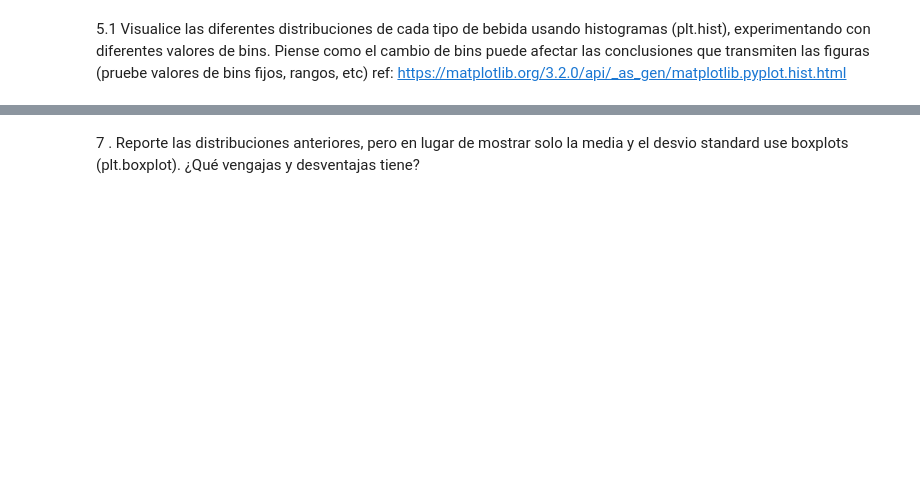
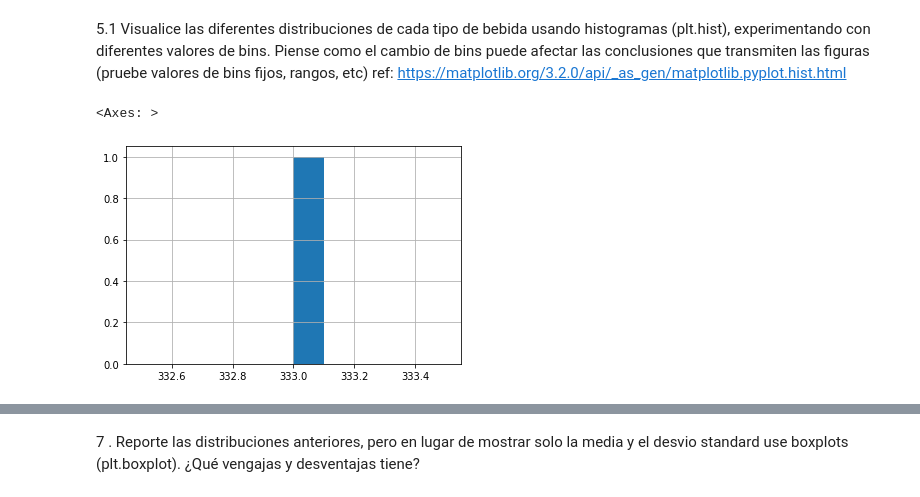
Before and after one commit to Luis-Eduardo-P-Ch/Programacion-para-el-Analisis-de-datos, a Jupyter notebook: Practica5.ipynb, the cells around one changed output, grey strips where cells are left out. Drawn from its saved outputs; the diff is of its cells as text; code cells hidden in the pictures; blank space fills up the shorter version.

```diff
--- a/Practica5.ipynb
+++ b/Practica5.ipynb
@@ -103,0 +106,3 @@ link: https://facuzeta.github.io/udesa/01_programacion/guias/datasets/drinks.csv
+# %%
+df=pd.read_csv('https://facuzeta.github.io/udesa/01_programacion/guias/datasets/drinks.csv')
+df
@@ -106,0 +178,13 @@ ref: https://matplotlib.org/3.2.0/api/_as_gen/matplotlib.pyplot.hist.html
+# %%
+#Ahora veamos  la distribucion de consumo de cerveza en Venezuela:
+
+paises=df[df['country']=='Venezuela']
+paises['beer_servings'].hist()
+
+# Como vemos en un histograma no tiene mucho sentido hacer este tipo de graficos porque
+#estaria mostrando cuantas veces se consumio 333 litros en este caso al ser un solo pais solo aparece 1.
+# Por lo que tendría mas sentido hacer un histograma analizando el consumo de cerveza en todos los países de Europa,
+#siendo posible que hayan al menos mas de un país que coindidan sus niveles de consumo
+# %% [output]
+<Axes: >
+[figure, added]
```
Also changed, not shown: parts of 13 cells of this notebook.
